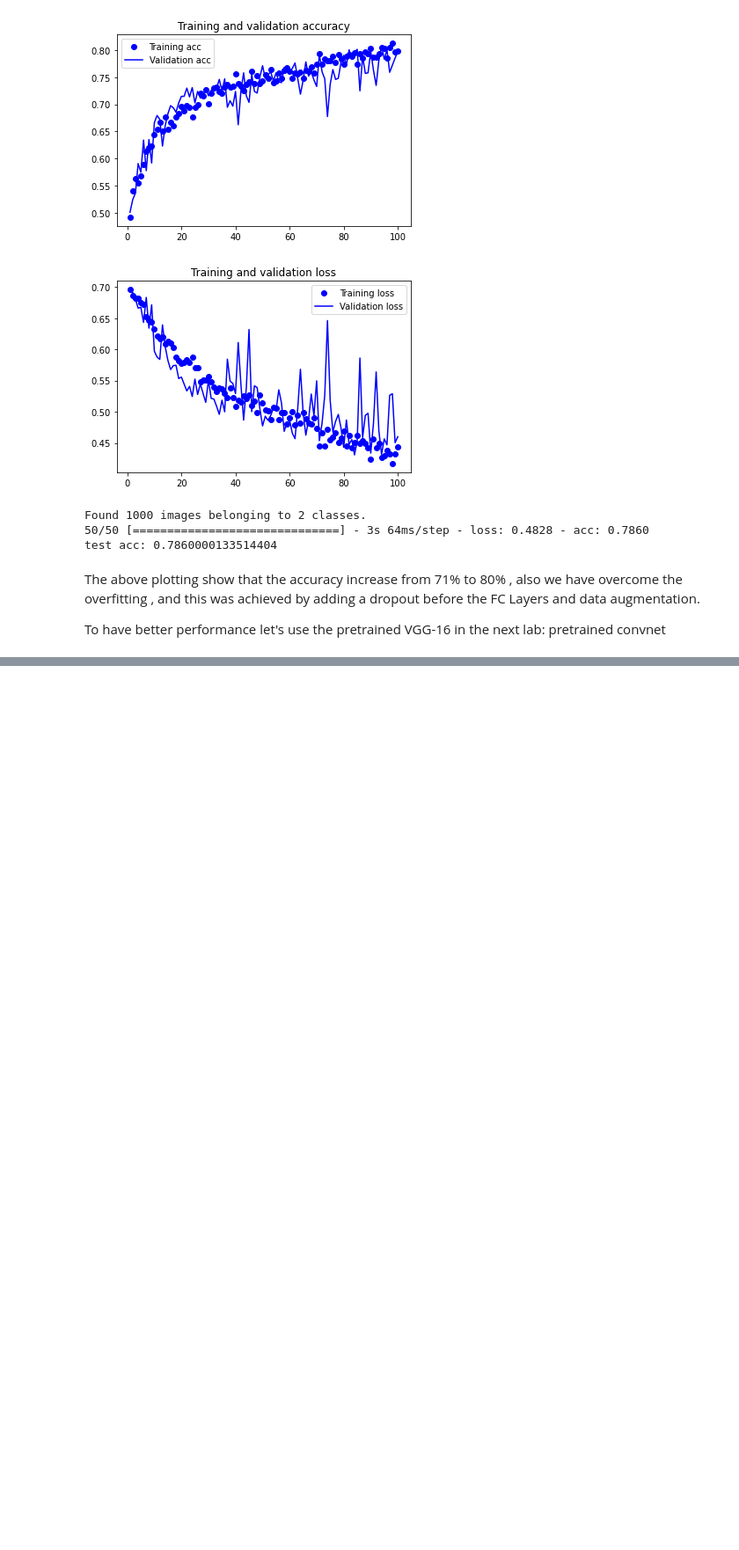
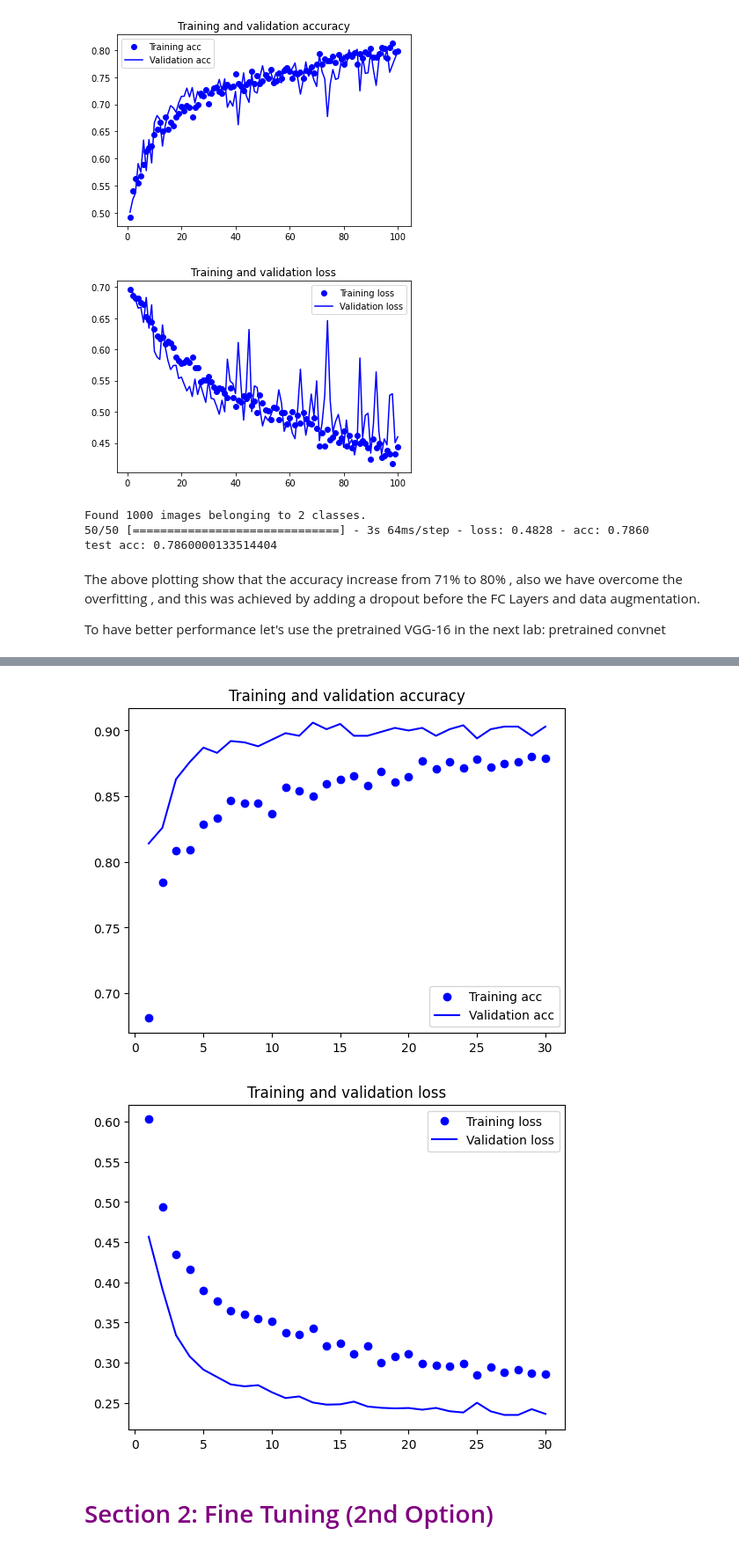
Before and after one commit to AIBabyTeaching/DEEP-LEARNING-SEPT-2024, a Jupyter notebook: ALL_WEEKS_V2 - Student.ipynb, the cells around one changed output, grey strips where cells are left out. Shown at 88% size. Saved outputs shown, nothing was run; the diff lists cells and outputs as text; code cells hidden in the pictures; blank space fills up the shorter version.

```diff
--- a/ALL_WEEKS_V2 - Student.ipynb
+++ b/ALL_WEEKS_V2 - Student.ipynb
@@ -1586,0 +1795,18 @@ To have better performance let's use the pretrained VGG-16 in the next lab: pret
+# %%
+# Because models behave just like layers, you can add a model (like conv_base) to a
+# Sequential model just like you would add a layer.
+
+from keras import models
+from keras import layers
+
+model_2 = models.Sequential()
+
+conv_base.trainable = False # Freeze the conv base
+
+model_2.add(conv_base)
+
+model_2.add(layers.Flatten())
+
+model_2.add(layers.Dense(256, activation='relu'))
+
+model_2.add(layers.Dense(1, activation='sigmoid'))
@@ -1586,0 +1916,33 @@ To have better performance let's use the pretrained VGG-16 in the next lab: pret
+# %%
+# Plot results
+import matplotlib.pyplot as plt
+
+acc = history.history['acc']
+val_acc = history.history['val_acc']
+loss = history.history['loss']
+val_loss = history.history['val_loss']
+
+epochs = range(1, len(acc) + 1)
+
+plt.plot(epochs, acc, 'bo', label='Training acc')
+plt.plot(epochs, val_acc, 'b', label='Validation acc')
+plt.title('Training and validation accuracy')
+plt.legend()
+
+plt.figure()
+
+plt.plot(epochs, loss, 'bo', label='Training loss')
+plt.plot(epochs, val_loss, 'b', label='Validation loss')
+plt.title('Training and validation loss')
+plt.legend()
+
+plt.show()
+
+# test_loss, test_acc = model.evaluate(test_generator, steps=50)
+
+# print('test acc:', test_acc)
+# %% [output]
+[figure, added]
+[figure, added]
+# %% [markdown]
+# <font color = 'purple'> Section 2: Fine Tuning (2nd Option) </font>
```
Also changed, not shown: parts of 41 cells of this notebook, 1 other file.
